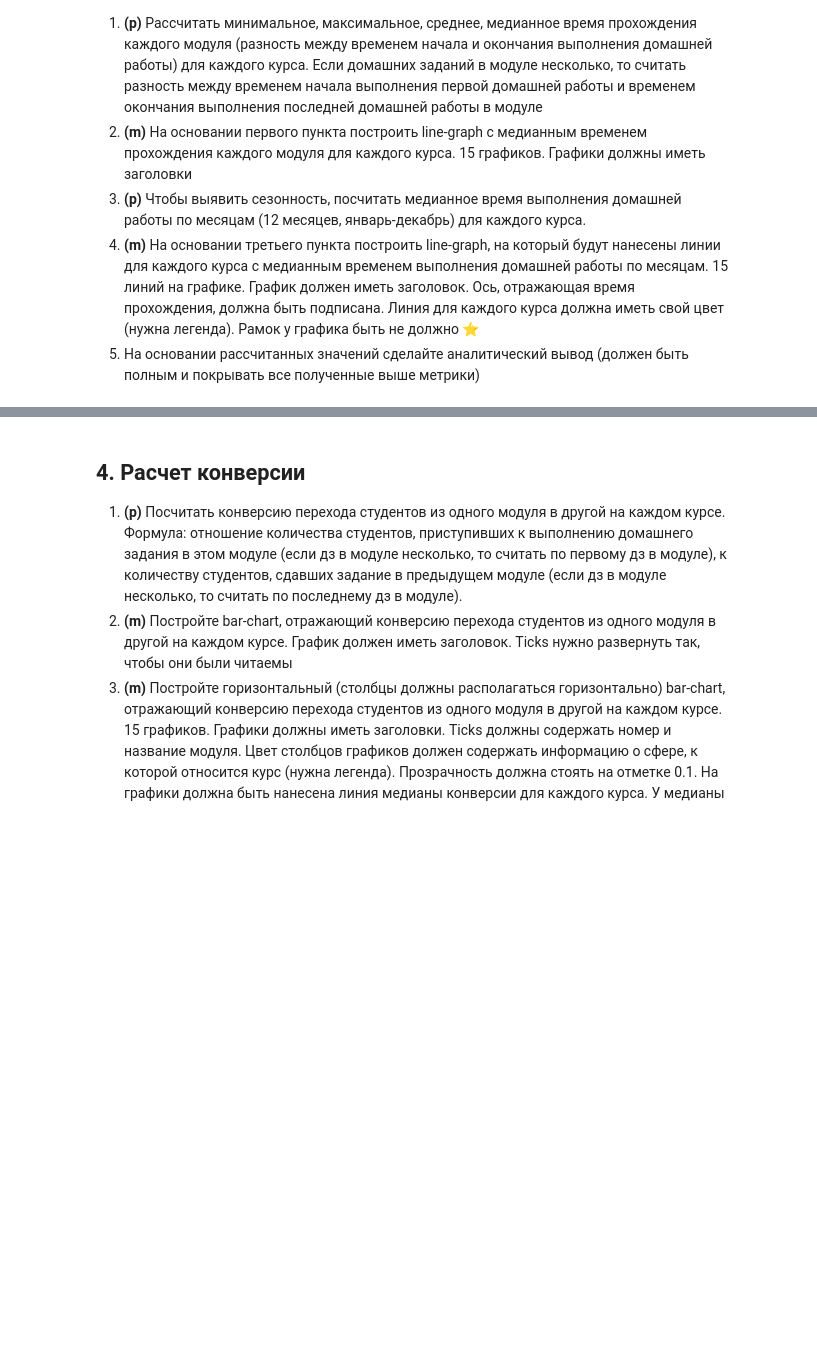
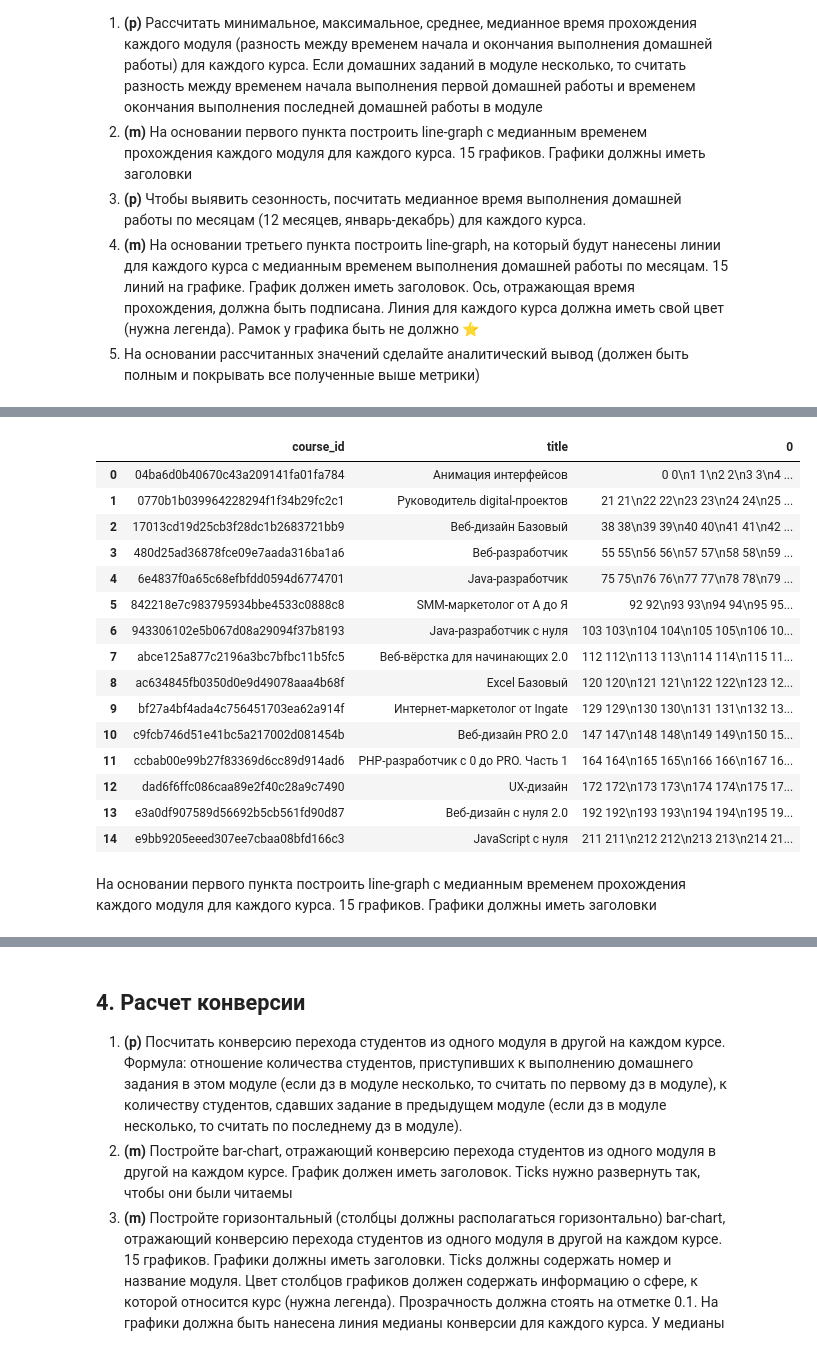
Before and after one commit to Andruxa2102/Study, a Jupyter notebook: Coursework_analytics_1.ipynb, the cells around one changed output, grey strips where cells are left out. Cells and saved outputs as stored; diff of their text form; code cells hidden in the pictures; blank space fills up the shorter version.

```diff
--- a/Coursework_analytics_1.ipynb
+++ b/Coursework_analytics_1.ipynb
@@ -852,0 +879,26 @@ main
+# %%
+# Сделаем таблицу, чтобы проще получить индексы для графиков
+
+temp3_df = temp2_df.reset_index()[['course_id','title']]
+temp3_df['indices'] = temp3_df.index.values
+temp3_df = temp3_df.groupby(['course_id','title']).apply(lambda x: ''.join(str(x.indices)))
+temp3_df.reset_index()
+# %% [output]
+|  | course_id | title | 0 |
+| 0 | 04ba6d0b40670c43a209141fa01fa784 | Анимация интерфейсов | 0 0\n1 1\n2 2\n3 3\n4 ... |
+| 1 | 0770b1b039964228294f1f34b29fc2c1 | Руководитель digital-проектов | 21 21\n22 22\n23 23\n24 24\n25 ... |
+| 2 | 17013cd19d25cb3f28dc1b2683721bb9 | Веб-дизайн Базовый | 38 38\n39 39\n40 40\n41 41\n42 ... |
+| 3 | 480d25ad36878fce09e7aada316ba1a6 | Веб-разработчик | 55 55\n56 56\n57 57\n58 58\n59 ... |
+| 4 | 6e4837f0a65c68efbfdd0594d6774701 | Java-разработчик | 75 75\n76 76\n77 77\n78 78\n79 ... |
+| 5 | 842218e7c983795934bbe4533c0888c8 | SMM-маркетолог от А до Я | 92 92\n93 93\n94 94\n95 95... |
+| 6 | 943306102e5b067d08a29094f37b8193 | Java-разработчик c нуля | 103 103\n104 104\n105 105\n106 10... |
+| 7 | abce125a877c2196a3bc7bfbc11b5fc5 | Веб-вёрстка для начинающих 2.0 | 112 112\n113 113\n114 114\n115 11... |
+| 8 | ac634845fb0350d0e9d49078aaa4b68f | Excel Базовый | 120 120\n121 121\n122 122\n123 12... |
+| 9 | bf27a4bf4ada4c756451703ea62a914f | Интернет-маркетолог от Ingate | 129 129\n130 130\n131 131\n132 13... |
+| 10 | c9fcb746d51e41bc5a217002d081454b | Веб-дизайн PRO 2.0 | 147 147\n148 148\n149 149\n150 15... |
+| 11 | ccbab00e99b27f83369d6cc89d914ad6 | PHP-разработчик с 0 до PRO. Часть 1 | 164 164\n165 165\n166 166\n167 16... |
+| 12 | dad6f6ffc086caa89e2f40c28a9c7490 | UX-дизайн | 172 172\n173 173\n174 174\n175 17... |
+| 13 | e3a0df907589d56692b5cb561fd90d87 | Веб-дизайн с нуля 2.0 | 192 192\n193 193\n194 194\n195 19... |
+| 14 | e9bb9205eeed307ee7cbaa08bfd166c3 | JavaScript с нуля | 211 211\n212 212\n213 213\n214 21... |
+# %% [markdown]
+На основании первого пункта построить line-graph с медианным временем прохождения каждого модуля для каждого курса. 15 графиков. Графики должны иметь заголовки
```
Also changed, not shown: parts of 24 cells of this notebook.
